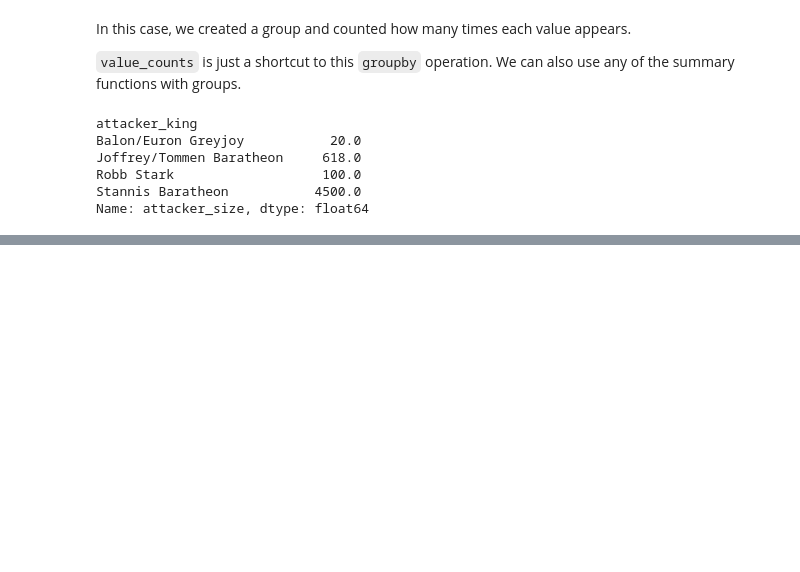
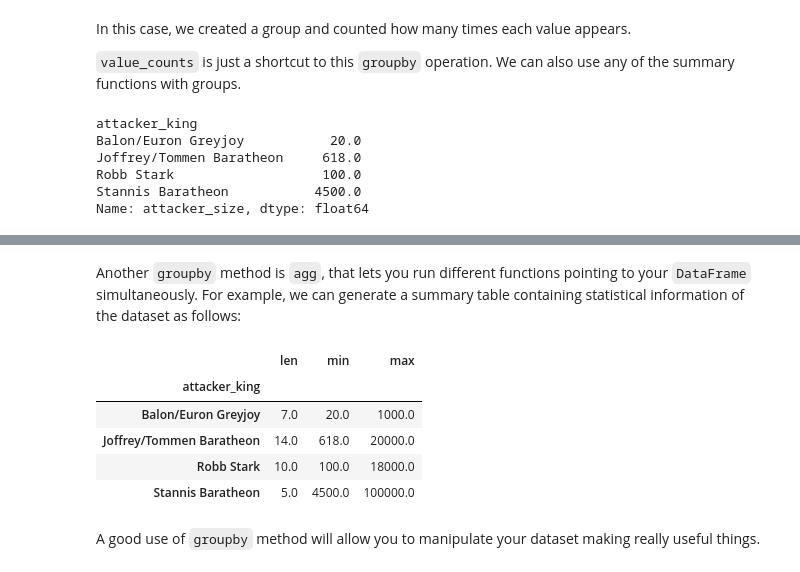
Before and after one commit to Geo-Developers/geosquad, a Jupyter notebook: Python/Pandas/DataManipulationWithPandas/4. Grouping and Sorting.ipynb, the cells around one changed output, grey strips where cells are left out. Drawn from its saved outputs; the diff is of its cells as text; code cells hidden in the pictures; blank space fills up the shorter version.

```diff
--- a/Python/Pandas/DataManipulationWithPandas/4. Grouping and Sorting.ipynb
+++ b/Python/Pandas/DataManipulationWithPandas/4. Grouping and Sorting.ipynb
@@ -32,0 +69,13 @@ Name: attacker_size, dtype: float64
+# %% [markdown]
+Another `groupby` method is `agg`, that lets you run different functions pointing to your `DataFrame` simultaneously. For example, we can generate a summary table containing statistical information of the dataset as follows:
+# %%
+battles_got.groupby(['attacker_king']).attacker_size.agg([len, min, max])
+# %% [output]
+|  | len | min | max |
+| attacker_king |  |  |  |
+| Balon/Euron Greyjoy | 7.0 | 20.0 | 1000.0 |
+| Joffrey/Tommen Baratheon | 14.0 | 618.0 | 20000.0 |
+| Robb Stark | 10.0 | 100.0 | 18000.0 |
+| Stannis Baratheon | 5.0 | 4500.0 | 100000.0 |
+# %% [markdown]
+A good use of `groupby` method will allow you to manipulate your dataset making really useful things.
```
Also changed, not shown: parts of 22 cells of this notebook, 4 other files.
